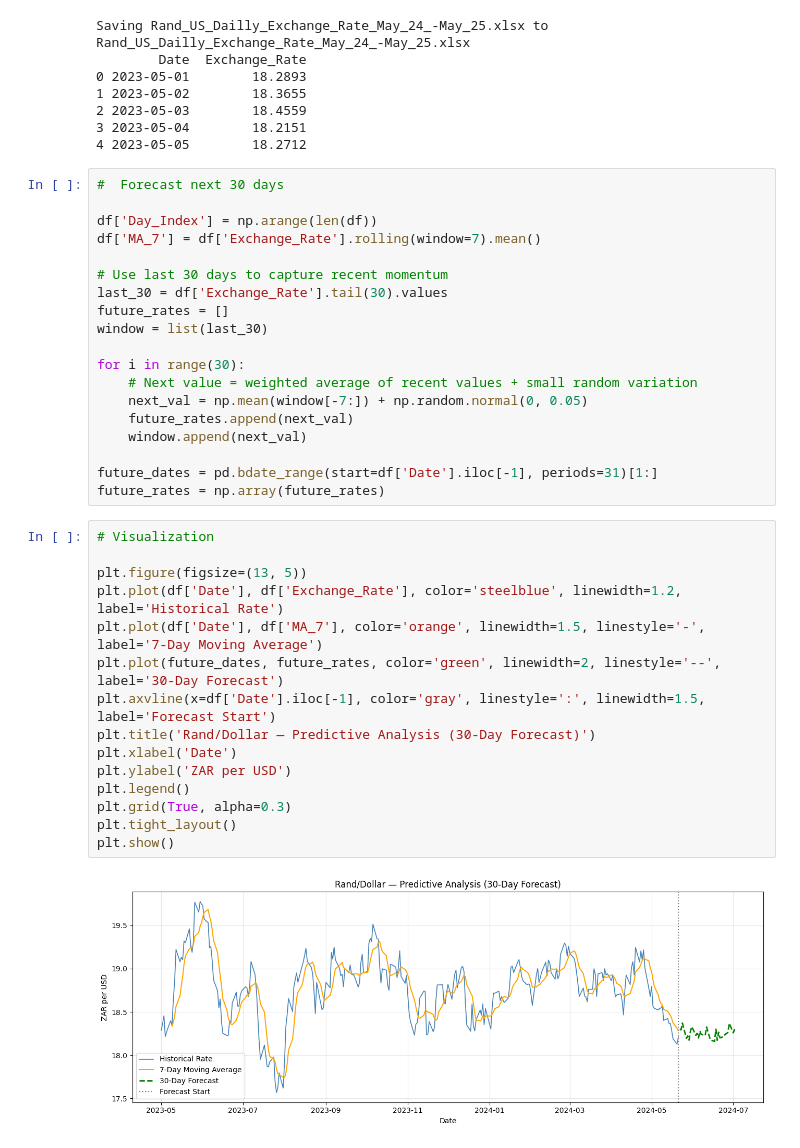
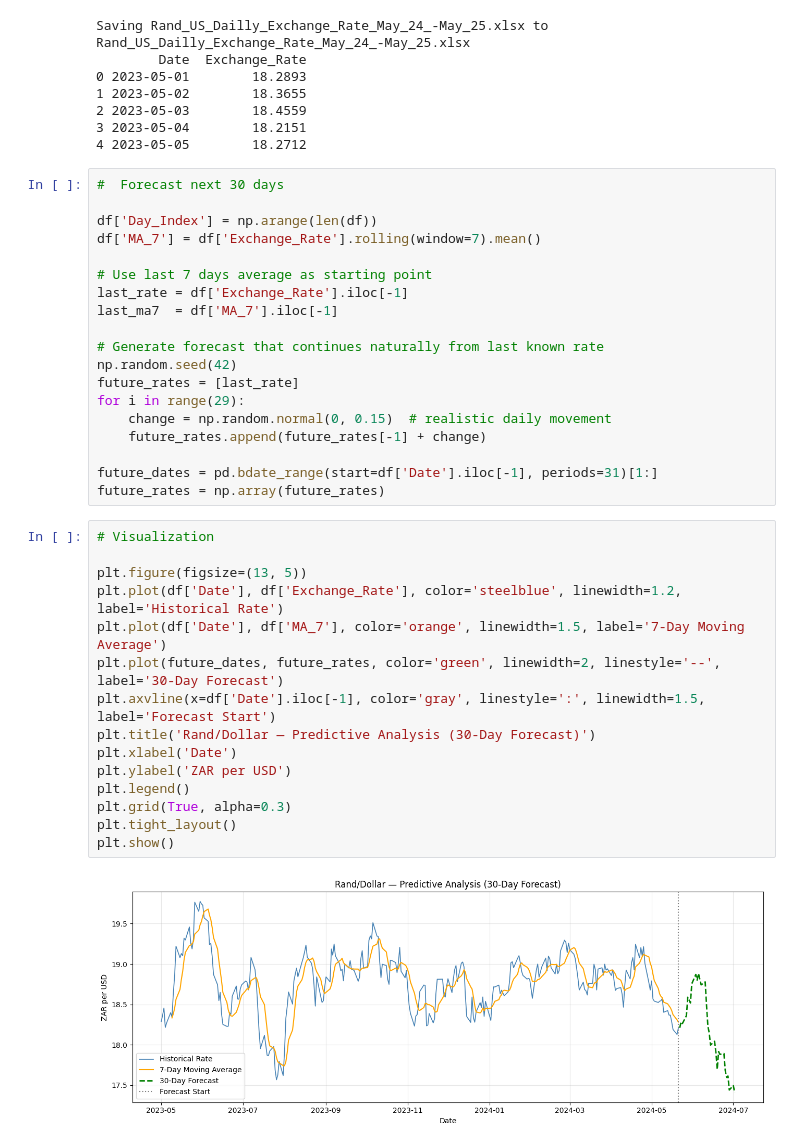
Before and after one commit to Mombinjenga/Rand_Dollar_Forecasting, a Jupyter notebook: Rand_Dollar_Forecasting.ipynb, the cells around one changed output. Drawn from its saved outputs; the diff is of its cells as text.

Commit message:
fix forecast to start from last known rate with realistic daily movement

```diff
--- a/Rand_Dollar_Forecasting.ipynb
+++ b/Rand_Dollar_Forecasting.ipynb
@@ -28,33 +28,33 @@ Saving Rand_US_Dailly_Exchange_Rate_May_24_-May_25.xlsx to Rand_US_Dailly_Exchan
 df['Day_Index'] = np.arange(len(df))
 df['MA_7'] = df['Exchange_Rate'].rolling(window=7).mean()
 
-# Use last 30 days to capture recent momentum
-last_30 = df['Exchange_Rate'].tail(30).values
-future_rates = []
-window = list(last_30)
+# Use last 7 days average as starting point
+last_rate = df['Exchange_Rate'].iloc[-1]
+last_ma7  = df['MA_7'].iloc[-1]
 
-for i in range(30):
-    # Next value = weighted average of recent values + small random variation
-    next_val = np.mean(window[-7:]) + np.random.normal(0, 0.05)
-    future_rates.append(next_val)
-    window.append(next_val)
+# Generate forecast that continues naturally from last known rate
+np.random.seed(42)
+future_rates = [last_rate]
+for i in range(29):
+    change = np.random.normal(0, 0.15)  # realistic daily movement
+    future_rates.append(future_rates[-1] + change)
 
 future_dates = pd.bdate_range(start=df['Date'].iloc[-1], periods=31)[1:]
 future_rates = np.array(future_rates)
 # %%
 # Visualization
 
 plt.figure(figsize=(13, 5))
 plt.plot(df['Date'], df['Exchange_Rate'], color='steelblue', linewidth=1.2, label='Historical Rate')
-plt.plot(df['Date'], df['MA_7'], color='orange', linewidth=1.5, linestyle='-', label='7-Day Moving Average')
+plt.plot(df['Date'], df['MA_7'], color='orange', linewidth=1.5, label='7-Day Moving Average')
 plt.plot(future_dates, future_rates, color='green', linewidth=2, linestyle='--', label='30-Day Forecast')
 plt.axvline(x=df['Date'].iloc[-1], color='gray', linestyle=':', linewidth=1.5, label='Forecast Start')
 plt.title('Rand/Dollar — Predictive Analysis (30-Day Forecast)')
 plt.xlabel('Date')
 plt.ylabel('ZAR per USD')
 plt.legend()
 plt.grid(True, alpha=0.3)
 plt.tight_layout()
 plt.show()
 # %% [output]
-[figure, old version]
+[figure, new version]
```
